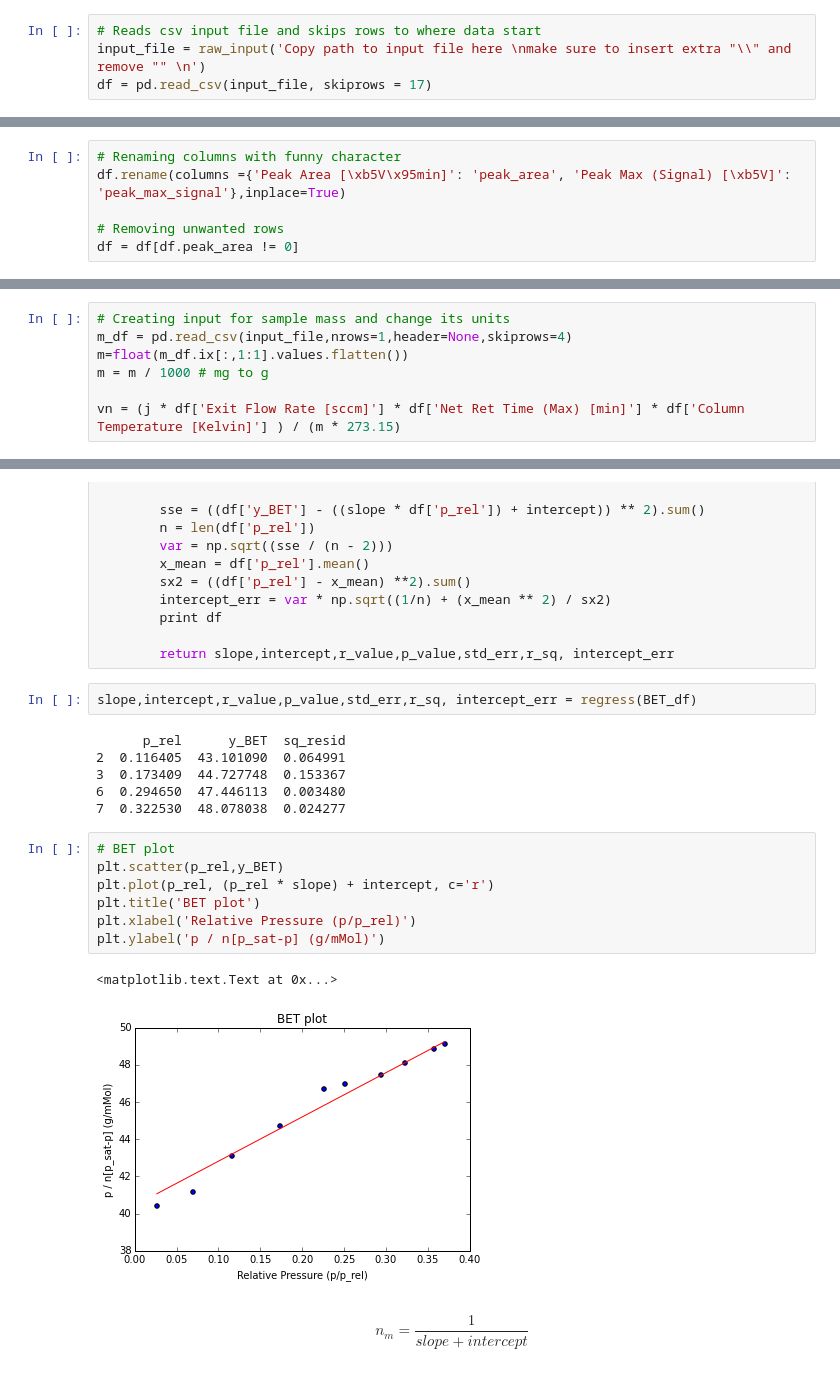
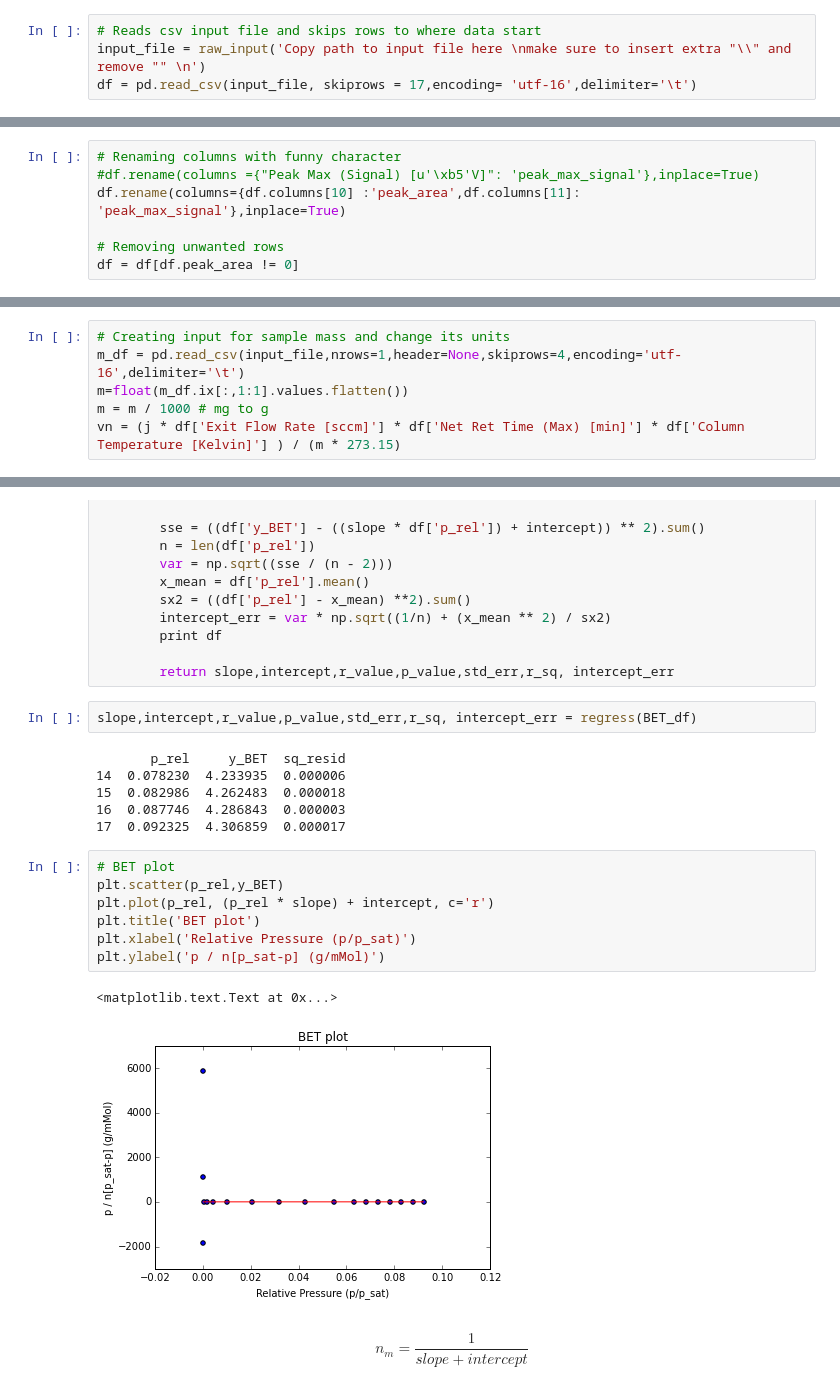
Before and after one commit to Fungie/PhD_scripts, a Jupyter notebook: Surface area calculation/Specific surface area calculation (with error).ipynb, the cells around one changed output, grey strips where cells are left out. Cells and saved outputs as stored; diff of their text form.

Commit message:
updated input to utf-16

```diff
--- a/Surface area calculation/Specific surface area calculation (with error).ipynb
+++ b/Surface area calculation/Specific surface area calculation (with error).ipynb
@@ -12,7 +12,7 @@ import matplotlib.pyplot as plt
 # %%
 # Reads csv input file and skips rows to where data start
 input_file = raw_input('Copy path to input file here \nmake sure to insert extra "\\" and remove "" \n')
-df = pd.read_csv(input_file, skiprows = 17)
+df = pd.read_csv(input_file, skiprows = 17,encoding= 'utf-16',delimiter='\t')
 # %% [output]
 Copy path to input file here
 make sure to insert extra "\" and remove ""
@@ -37,6 +23,7 @@ df
 # %%
 # Renaming columns with funny character
-df.rename(columns ={'Peak Area [\xb5V\x95min]': 'peak_area', 'Peak Max (Signal) [\xb5V]': 'peak_max_signal'},inplace=True)
+#df.rename(columns ={"Peak Max (Signal) [u'\xb5'V]": 'peak_max_signal'},inplace=True)
+df.rename(columns={df.columns[10] :'peak_area',df.columns[11]: 'peak_max_signal'},inplace=True)
 
 # Removing unwanted rows
 df = df[df.peak_area != 0]
@@ -58,10 +45,9 @@ j = (1.5*(((p_in/p_out)**2 -1)/((p_in/p_out)**3 -1)))
 $$V_{N}=\frac{j}{m}F(t_{r}-t_{0})(\frac{T}{273.15})$$
 # %%
 # Creating input for sample mass and change its units
-m_df = pd.read_csv(input_file,nrows=1,header=None,skiprows=4)
+m_df = pd.read_csv(input_file,nrows=1,header=None,skiprows=4,encoding='utf-16',delimiter='\t')
 m=float(m_df.ix[:,1:1].values.flatten())
 m = m / 1000 # mg to g
-
 vn = (j * df['Exit Flow Rate [sccm]'] * df['Net Ret Time (Max) [min]'] * df['Column Temperature [Kelvin]'] ) / (m * 273.15)
 # %% [markdown]
 # Partial pressure, p (Pa)
@@ -200,21 +187,21 @@ def regress(df):
 # %%
 slope,intercept,r_value,p_value,std_err,r_sq, intercept_err = regress(BET_df)
 # %% [output]
-      p_rel      y_BET  sq_resid
-2  0.116405  43.101090  0.064991
-3  0.173409  44.727748  0.153367
-6  0.294650  47.446113  0.003480
-7  0.322530  48.078038  0.024277
+       p_rel     y_BET  sq_resid
+14  0.078230  4.233935  0.000006
+15  0.082986  4.262483  0.000018
+16  0.087746  4.286843  0.000003
+17  0.092325  4.306859  0.000017
 # %%
 # BET plot
 plt.scatter(p_rel,y_BET)
 plt.plot(p_rel, (p_rel * slope) + intercept, c='r')
 plt.title('BET plot')
-plt.xlabel('Relative Pressure (p/p_rel)')
+plt.xlabel('Relative Pressure (p/p_sat)')
 plt.ylabel('p / n[p_sat-p] (g/mMol)')
 # %% [output]
 <matplotlib.text.Text at 0x...>
-[figure, old version]
+[figure, new version]
 # %% [markdown]
 $$n_{m}=\frac{1}{slope+intercept}$$
 # %%
```
Also changed, not shown: parts of 5 cells of this notebook.
